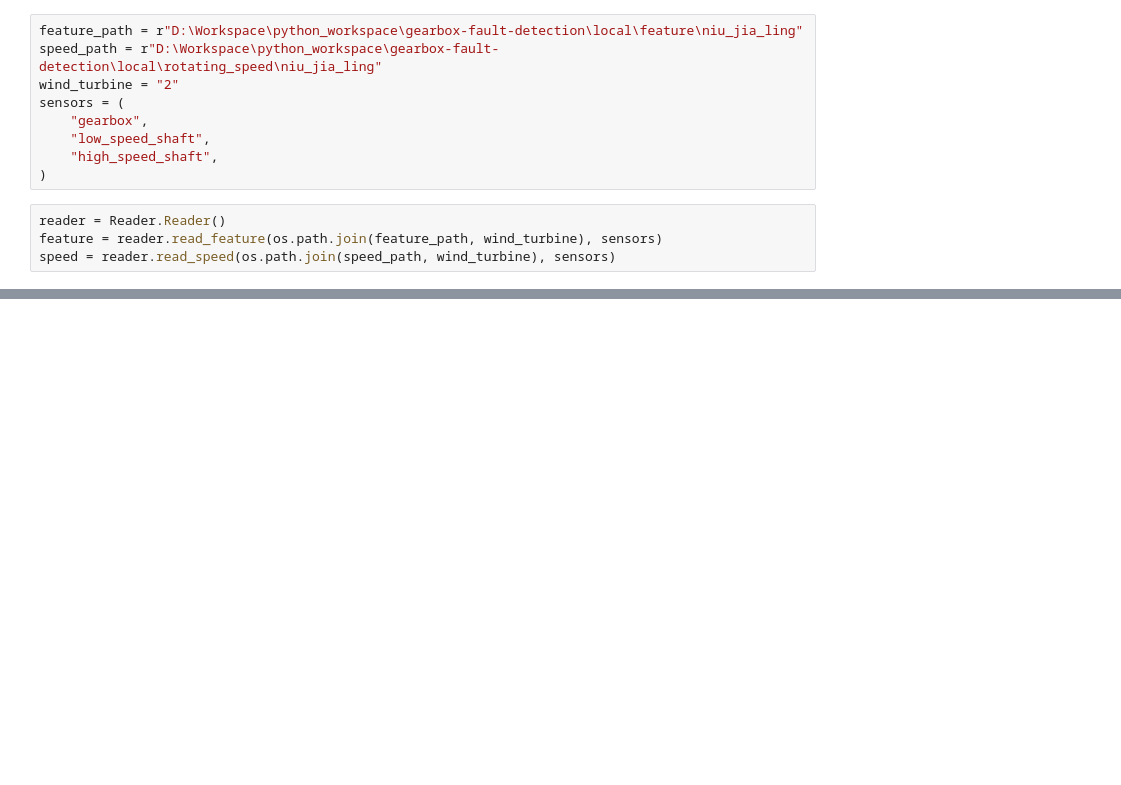
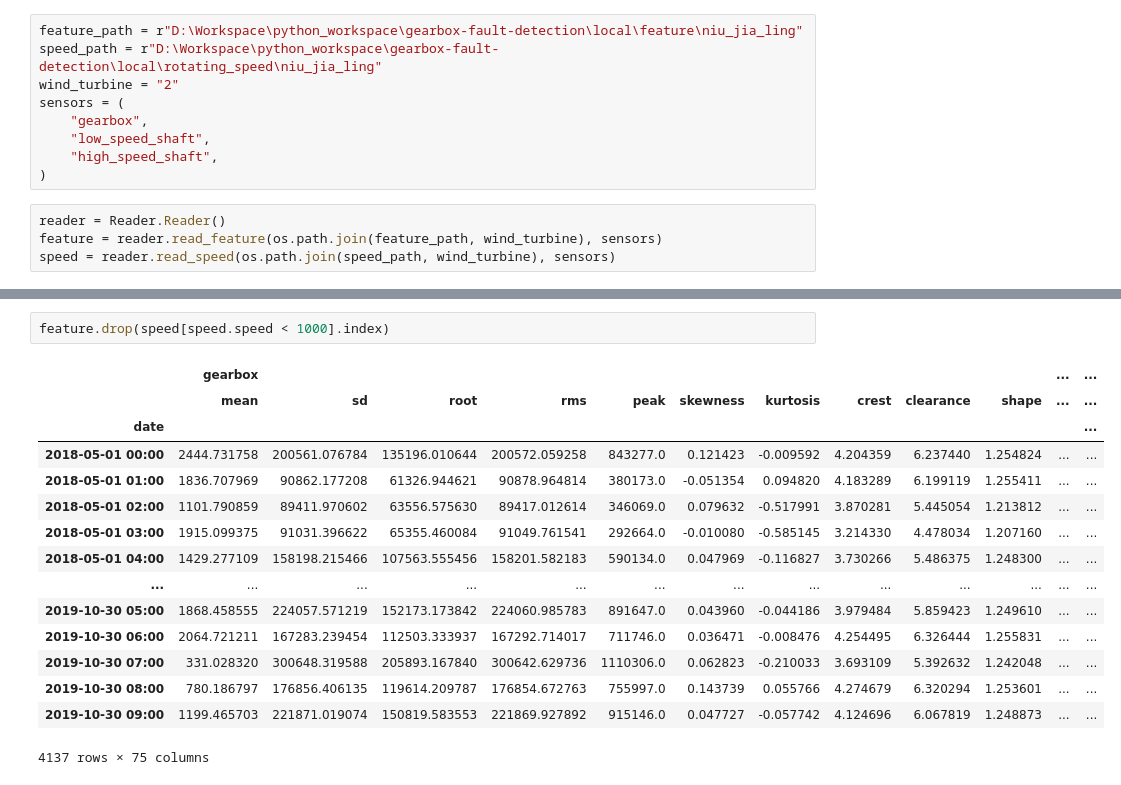
Before and after one commit to AiZhanghan/gearbox-fault-detection, a Jupyter notebook: code/train/niu_jia_ling/2.ipynb, the cells around one changed output, grey strips where cells are left out. Cells and saved outputs as stored; diff of their text form; blank space fills up the shorter version.

```diff
--- a/code/train/niu_jia_ling/2.ipynb
+++ b/code/train/niu_jia_ling/2.ipynb
@@ -60,0 +48,18 @@ speed
+# %%
+feature.drop(speed[speed.speed < 1000].index)
+# %% [output]
+|  | gearbox |  |  |  |  |  |  |  |  |  | ... | ... |
+|  | mean | sd | root | rms | peak | skewness | kurtosis | crest | clearance | shape | ... | ... |
+| date |  |  |  |  |  |  |  |  |  |  |  | ... |
+| 2018-05-01 00:00 | 2444.731758 | 200561.076784 | 135196.010644 | 200572.059258 | 843277.0 | 0.121423 | -0.009592 | 4.204359 | 6.237440 | 1.254824 | ... | ... |
+| 2018-05-01 01:00 | 1836.707969 | 90862.177208 | 61326.944621 | 90878.964814 | 380173.0 | -0.051354 | 0.094820 | 4.183289 | 6.199119 | 1.255411 | ... | ... |
+| 2018-05-01 02:00 | 1101.790859 | 89411.970602 | 63556.575630 | 89417.012614 | 346069.0 | 0.079632 | -0.517991 | 3.870281 | 5.445054 | 1.213812 | ... | ... |
+| 2018-05-01 03:00 | 1915.099375 | 91031.396622 | 65355.460084 | 91049.761541 | 292664.0 | -0.010080 | -0.585145 | 3.214330 | 4.478034 | 1.207160 | ... | ... |
+| 2018-05-01 04:00 | 1429.277109 | 158198.215466 | 107563.555456 | 158201.582183 | 590134.0 | 0.047969 | -0.116827 | 3.730266 | 5.486375 | 1.248300 | ... | ... |
+| ... | ... | ... | ... | ... | ... | ... | ... | ... | ... | ... | ... | ... |
+| 2019-10-30 05:00 | 1868.458555 | 224057.571219 | 152173.173842 | 224060.985783 | 891647.0 | 0.043960 | -0.044186 | 3.979484 | 5.859423 | 1.249610 | ... | ... |
+| 2019-10-30 06:00 | 2064.721211 | 167283.239454 | 112503.333937 | 167292.714017 | 711746.0 | 0.036471 | -0.008476 | 4.254495 | 6.326444 | 1.255831 | ... | ... |
+| 2019-10-30 07:00 | 331.028320 | 300648.319588 | 205893.167840 | 300642.629736 | 1110306.0 | 0.062823 | -0.210033 | 3.693109 | 5.392632 | 1.242048 | ... | ... |
+| 2019-10-30 08:00 | 780.186797 | 176856.406135 | 119614.209787 | 176854.672763 | 755997.0 | 0.143739 | 0.055766 | 4.274679 | 6.320294 | 1.253601 | ... | ... |
+| 2019-10-30 09:00 | 1199.465703 | 221871.019074 | 150819.583553 | 221869.927892 | 915146.0 | 0.047727 | -0.057742 | 4.124696 | 6.067819 | 1.248873 | ... | ... |
+4137 rows × 75 columns
```
Also changed, not shown: parts of 5 cells of this notebook, 5 other files.
